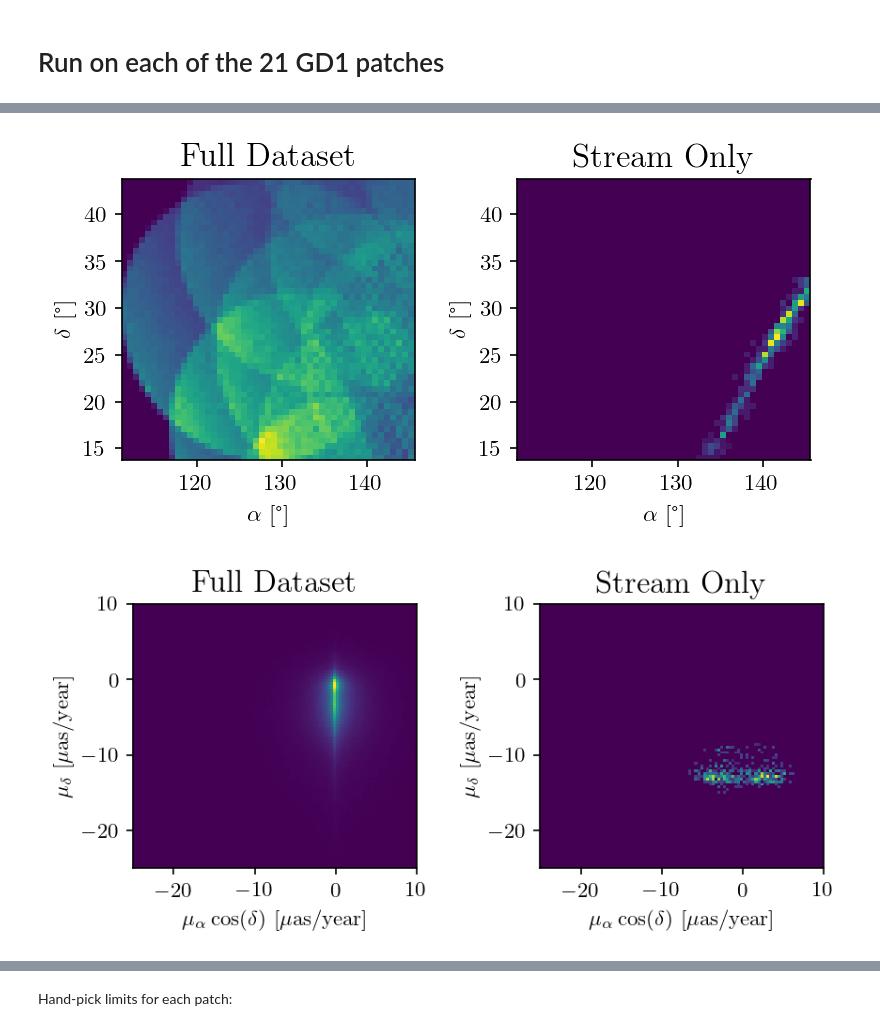
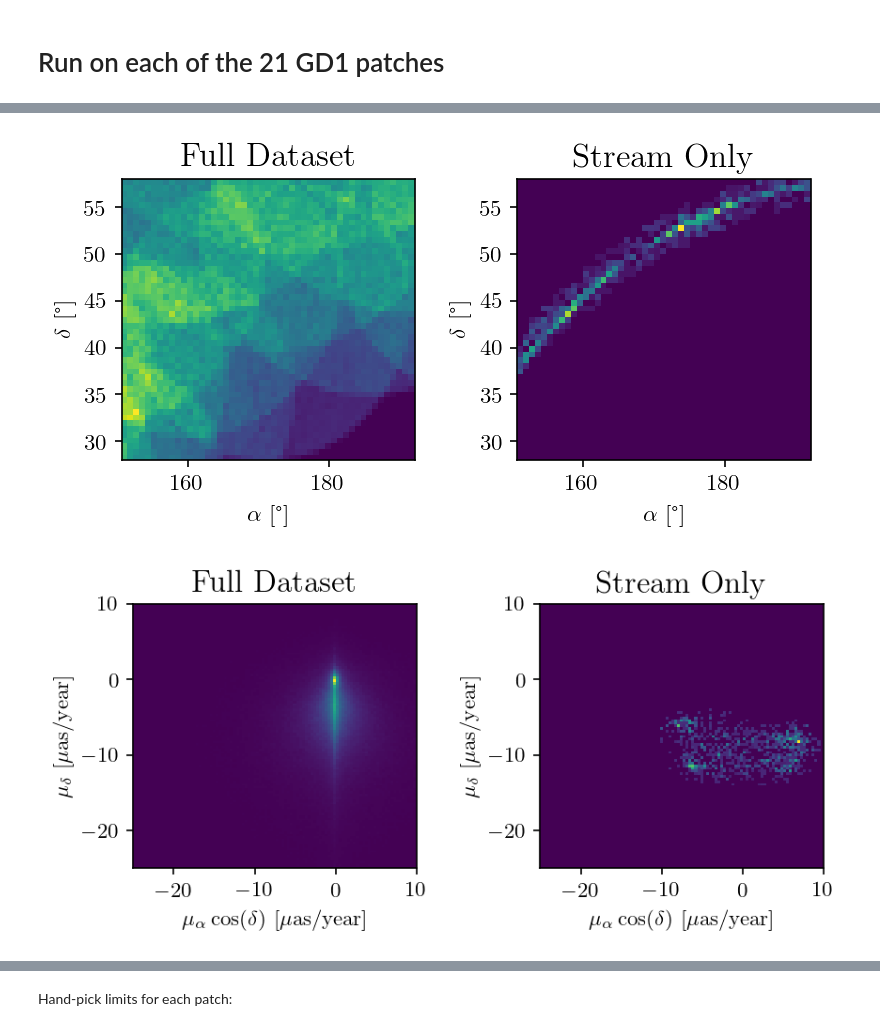
Before and after one commit to hep-lbdl/GaiaCWoLa, a Jupyter notebook: notebooks/all_gd1.ipynb, the cells around one changed output, grey strips where cells are left out. Drawn from its saved outputs; the diff is of its cells as text; code cells hidden in the pictures.

```diff
--- a/notebooks/all_gd1.ipynb
+++ b/notebooks/all_gd1.ipynb
@@ -314,12 +317,12 @@ visualize_stream(df_all)
 # %%
-id = 0
+id = 20
 α_min = df_all[df_all.patch_id == id].α.min()
 α_max = df_all[df_all.patch_id == id].α.max()
 δ_min = df_all[df_all.patch_id == id].δ.min()
 δ_max = df_all[df_all.patch_id == id].δ.max()
 
 visualize_stream(df_all[(α_min < df_all.α) & (df_all.α < α_max) &
                         (δ_min < df_all.δ) & (df_all.δ < δ_max)])
 # %% [output]
-[figure, old version]
+[figure, new version]
-[figure, old version]
+[figure, new version]
```
Also changed, not shown: parts of 3 cells of this notebook, 1 other file.
